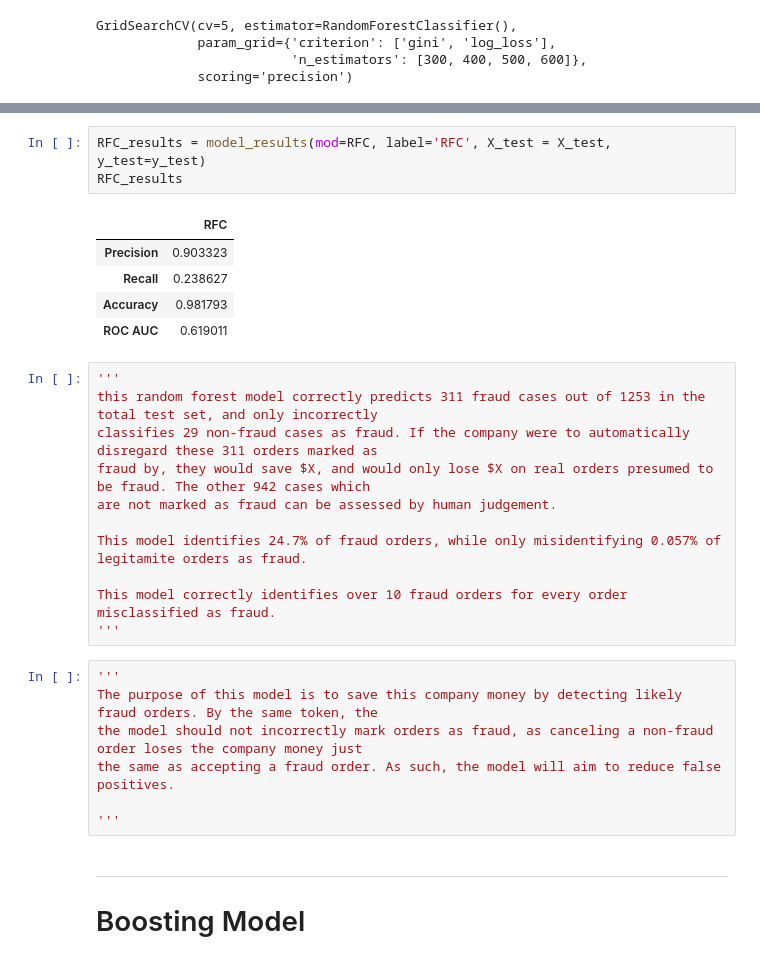
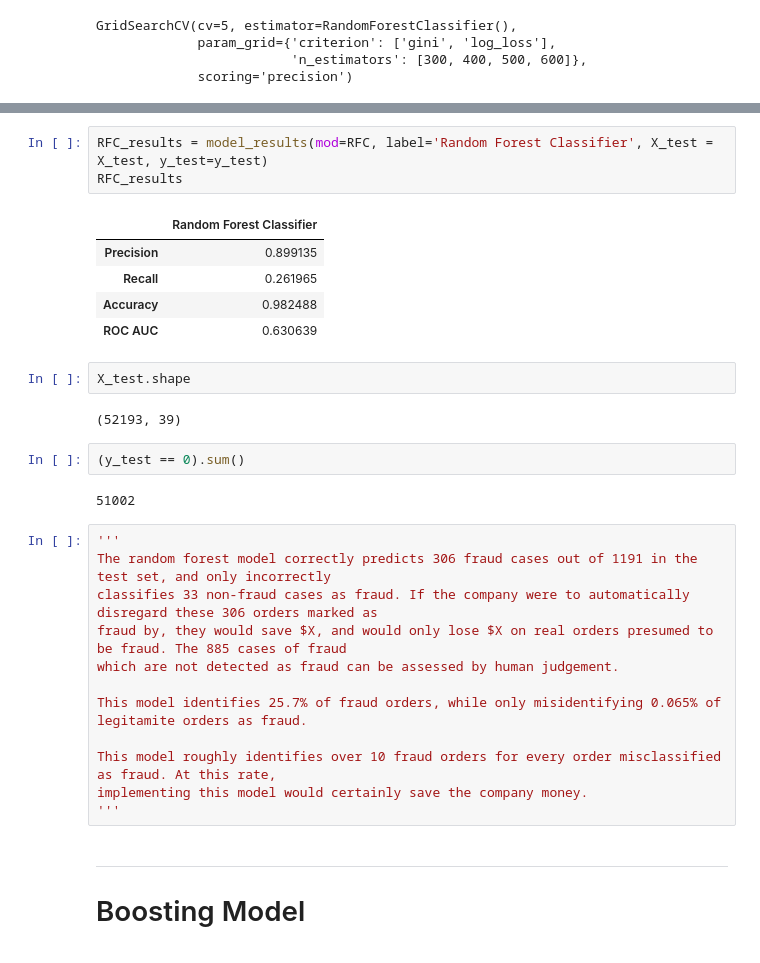
Before and after one commit to willfitzhugh99/Supply-Chain-Analysis, a Jupyter notebook: Notebooks/Fraud Model Building.ipynb, the cells around one changed output, grey strips where cells are left out. Drawn from its saved outputs; the diff is of its cells as text.

Commit message:
Update and finish first draft of fraud and delivery time models

```diff
--- a/Notebooks/Fraud Model Building.ipynb
+++ b/Notebooks/Fraud Model Building.ipynb
@@ -113,30 +121,32 @@ array([[  299,    32],
 # %%
-RFC_results = model_results(mod=RFC, label='RFC', X_test = X_test, y_test=y_test)
+RFC_results = model_results(mod=RFC, label='Random Forest Classifier', X_test = X_test, y_test=y_test)
 RFC_results
 # %% [output]
-|  | RFC |
-| Precision | 0.903323 |
-| Recall | 0.238627 |
-| Accuracy | 0.981793 |
-| ROC AUC | 0.619011 |
+|  | Random Forest Classifier |
+| Precision | 0.899135 |
+| Recall | 0.261965 |
+| Accuracy | 0.982488 |
+| ROC AUC | 0.630639 |
+# %%
+X_test.shape
+# %% [output]
+(52193, 39)
+# %%
+(y_test == 0).sum()
+# %% [output]
+51002
 # %%
 '''
-this random forest model correctly predicts 311 fraud cases out of 1253 in the total test set, and only incorrectly
-classifies 29 non-fraud cases as fraud. If the company were to automatically disregard these 311 orders marked as
-fraud by, they would save $X, and would only lose $X on real orders presumed to be fraud. The other 942 cases which
-are not marked as fraud can be assessed by human judgement.
+The random forest model correctly predicts 306 fraud cases out of 1191 in the test set, and only incorrectly
+classifies 33 non-fraud cases as fraud. If the company were to automatically disregard these 306 orders marked as
+fraud by, they would save $X, and would only lose $X on real orders presumed to be fraud. The 885 cases of fraud
+which are not detected as fraud can be assessed by human judgement.
 
-This model identifies 24.7% of fraud orders, while only misidentifying 0.057% of legitamite orders as fraud.
+This model identifies 25.7% of fraud orders, while only misidentifying 0.065% of legitamite orders as fraud.
 
-This model correctly identifies over 10 fraud orders for every order misclassified as fraud.
+This model roughly identifies over 10 fraud orders for every order misclassified as fraud. At this rate,
+implementing this model would certainly save the company money.
 '''
-# %%
-'''
-The purpose of this model is to save this company money by detecting likely fraud orders. By the same token, the
-the model should not incorrectly mark orders as fraud, as canceling a non-fraud order loses the company money just
-the same as accepting a fraud order. As such, the model will aim to reduce false positives.
-
-'''
 # %% [markdown]
 ---
 # Boosting Model
```
Also changed, not shown: parts of 38 cells of this notebook, 18 other files.
